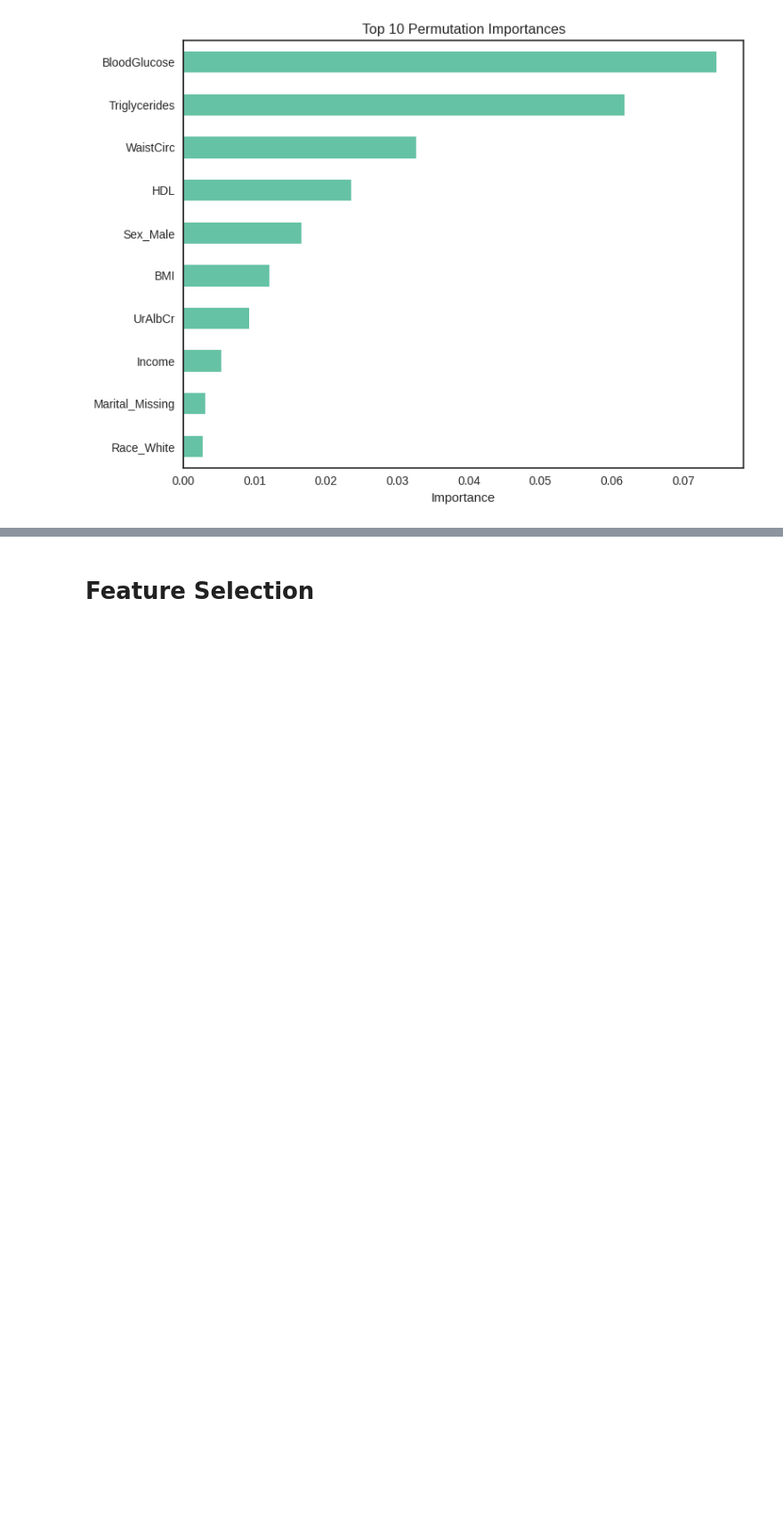
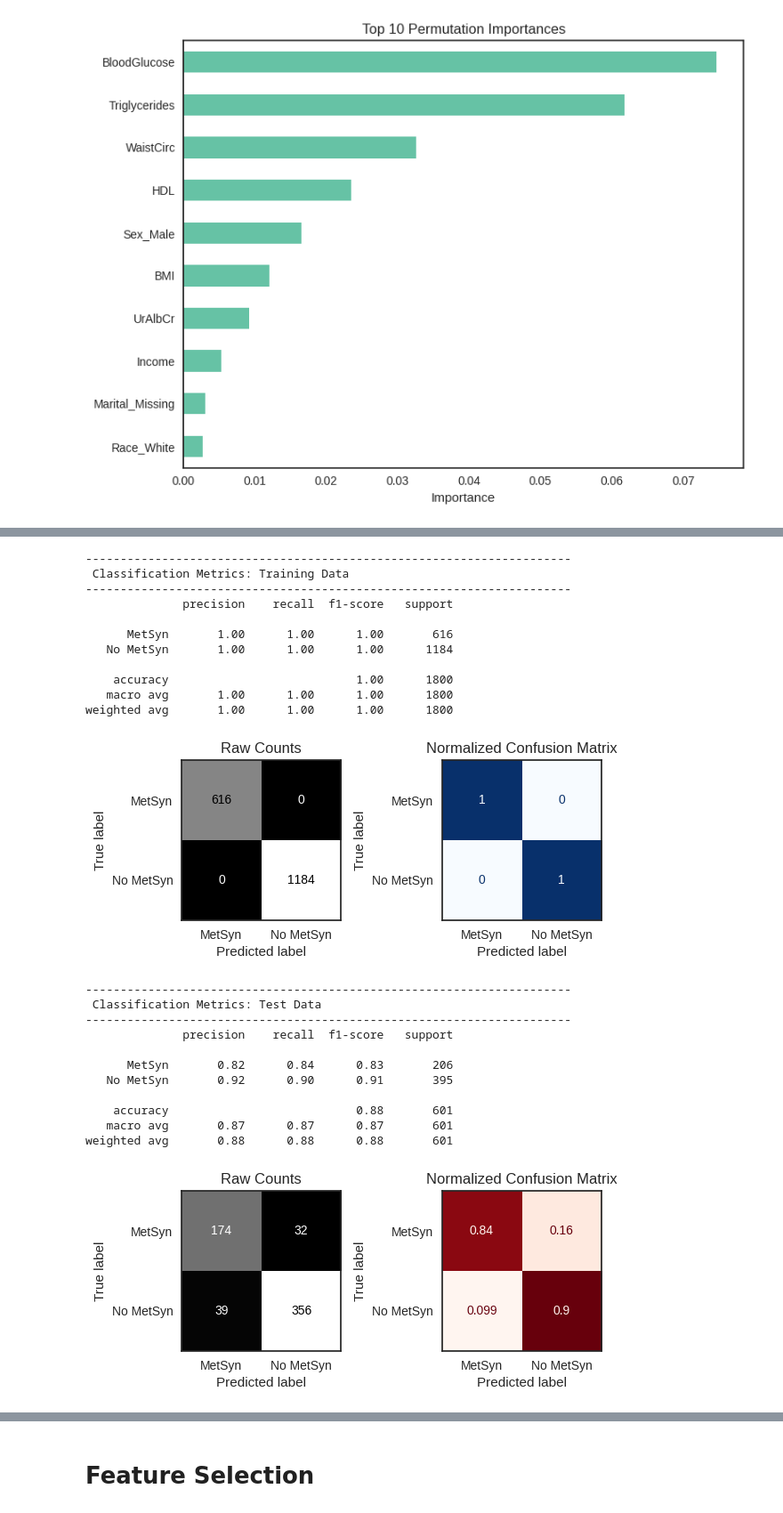
Before and after one commit to Yousef-Zeer/metabolic_syndrome_predction, a Jupyter notebook: metabolic_syndrome.ipynb, the cells around one changed output, grey strips where cells are left out. Shown at 89% size. Drawn from its saved outputs; the diff is of its cells as text; code cells hidden in the pictures; blank space fills up the shorter version.

```diff
--- a/metabolic_syndrome.ipynb
+++ b/metabolic_syndrome.ipynb
@@ -811,4 +789,0 @@ pd.DataFrame(X_train_new).head()
-# %%
-rf_pca = RandomForestClassifier(random_state=42)
-rf_pca.fit(X_train_new, y_train)
-evaluate_classification(rf_pca, X_train_new, y_train, X_test_new, y_test)
@@ -839,0 +792,30 @@ weighted avg       0.87      0.87      0.87       601
+# %%
+def add_custom_features(X):
+    X = X.copy()
+
+    # 1. TG/HDL ratio — strong insulin-resistance indicator
+    X['TG_HDL_Ratio'] = X['Triglycerides'] / X['HDL']
+
+    score = ((X['BloodGlucose'] >= 100).astype(int) +
+        (X['Triglycerides'] >= 150).astype(int) +
+        ((X['Sex'] == 'Male')   & (X['HDL'] < 40)).astype(int) +
+        ((X['Sex'] == 'Female') & (X['HDL'] < 50)).astype(int) +
+        ((X['Sex'] == 'Male')   & (X['WaistCirc'] > 102)).astype(int) +
+        ((X['Sex'] == 'Female') & (X['WaistCirc'] > 88)).astype(int))
+
+    X['Metabolic_Risk_Score'] = score
+    return X
+
+feature_adder = FunctionTransformer(add_custom_features)
+# %%
+num_cols_extended = list(num_cols) + ['TG_HDL_Ratio', 'Metabolic_Risk_Score']
+
+preprocessor_fe = ColumnTransformer([('numeric',clone(num_pipe), num_cols_extended),('ordinal',clone(ord_pipe), ordinal_cols),('categorical',clone(ohe_pipe), ohe_cols)
+], verbose_feature_names_out=False)
+# %%
+group_imputer_fe = GroupedMedianImputer(group_cols=['Sex', 'Race'],target_cols=['WaistCirc', 'BMI'])
+rf_fe = RandomForestClassifier(random_state=42)
+
+rf_pipe_fe = make_pipeline(group_imputer_fe,feature_adder,preprocessor_fe,rf_fe)
+
+rf_pipe_fe.fit(X_train, y_train)
@@ -839,0 +840,27 @@ weighted avg       0.87      0.87      0.87       601
+# %%
+evaluate_classification(rf_pipe_fe, X_train, y_train, X_test, y_test)
+# %% [output]
+----------------------------------------------------------------------
+ Classification Metrics: Training Data
+----------------------------------------------------------------------
+              precision    recall  f1-score   support
+
+      MetSyn       1.00      1.00      1.00       616
+   No MetSyn       1.00      1.00      1.00      1184
+
+    accuracy                           1.00      1800
+   macro avg       1.00      1.00      1.00      1800
+weighted avg       1.00      1.00      1.00      1800
+[figure, added]
+----------------------------------------------------------------------
+ Classification Metrics: Test Data
+----------------------------------------------------------------------
+              precision    recall  f1-score   support
+
+      MetSyn       0.82      0.84      0.83       206
+   No MetSyn       0.92      0.90      0.91       395
+
+    accuracy                           0.88       601
+   macro avg       0.87      0.87      0.87       601
+weighted avg       0.88      0.88      0.88       601
+[figure, added]
```
Also changed, not shown: parts of 34 cells of this notebook.
